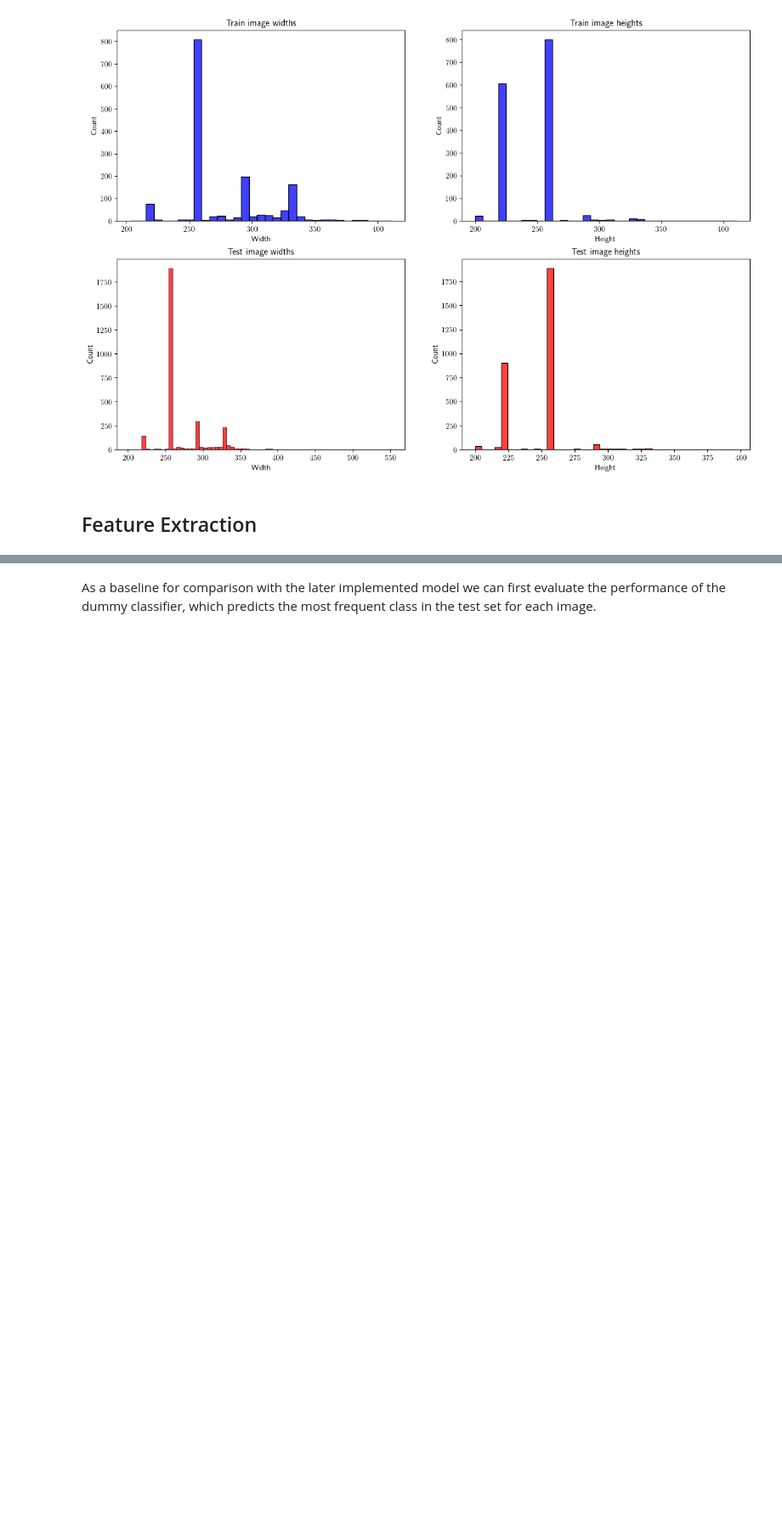
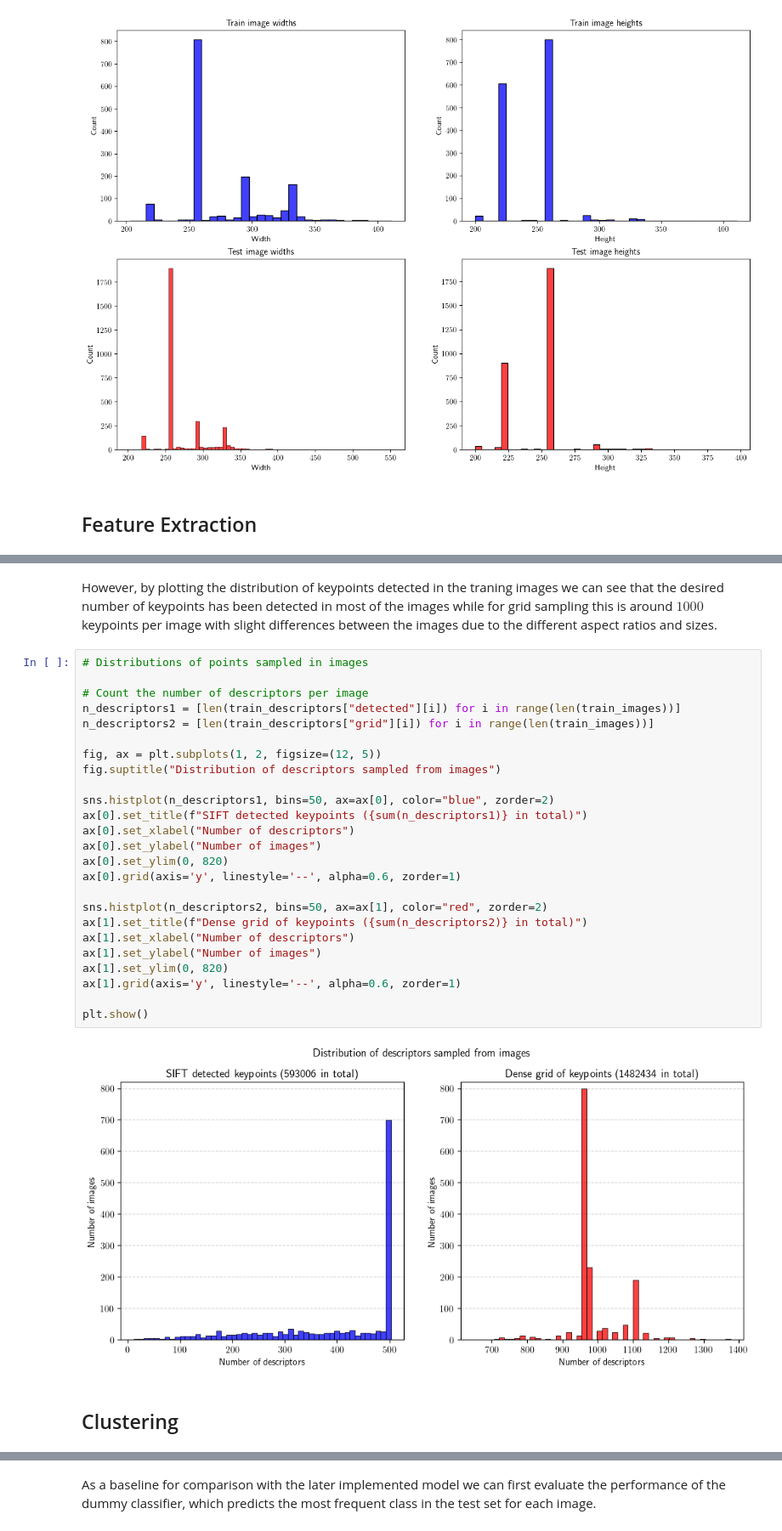
Before and after one commit to marcotallone/bow-classifier, a Jupyter notebook: notebooks/bow-classifier.ipynb, the cells around one changed output, grey strips where cells are left out. Shown at 85% size. Drawn from its saved outputs; the diff is of its cells as text; blank space fills up the shorter version.

```diff
--- a/notebooks/bow-classifier.ipynb
+++ b/notebooks/bow-classifier.ipynb
@@ -415,0 +208,31 @@ plt.show()
+# %% [markdown]
+However, by plotting the distribution of keypoints detected in the traning images we can see that the desired number of keypoints has been detected in most of the images while for grid sampling this is around $1000$ keypoints per image with slight differences between the images due to the different aspect ratios and sizes.
+# %%
+# Distributions of points sampled in images
+
+# Count the number of descriptors per image
+n_descriptors1 = [len(train_descriptors["detected"][i]) for i in range(len(train_images))]
+n_descriptors2 = [len(train_descriptors["grid"][i]) for i in range(len(train_images))]
+
+fig, ax = plt.subplots(1, 2, figsize=(12, 5))
+fig.suptitle("Distribution of descriptors sampled from images")
+
+sns.histplot(n_descriptors1, bins=50, ax=ax[0], color="blue", zorder=2)
+ax[0].set_title(f"SIFT detected keypoints ({sum(n_descriptors1)} in total)")
+ax[0].set_xlabel("Number of descriptors")
+ax[0].set_ylabel("Number of images")
+ax[0].set_ylim(0, 820)
+ax[0].grid(axis='y', linestyle='--', alpha=0.6, zorder=1)
+
+sns.histplot(n_descriptors2, bins=50, ax=ax[1], color="red", zorder=2)
+ax[1].set_title(f"Dense grid of keypoints ({sum(n_descriptors2)} in total)")
+ax[1].set_xlabel("Number of descriptors")
+ax[1].set_ylabel("Number of images")
+ax[1].set_ylim(0, 820)
+ax[1].grid(axis='y', linestyle='--', alpha=0.6, zorder=1)
+
+plt.show()
+# %% [output]
+[figure, added]
+# %% [markdown]
+## Clustering
```
Also changed, not shown: parts of 121 cells of this notebook, 1 other file.
